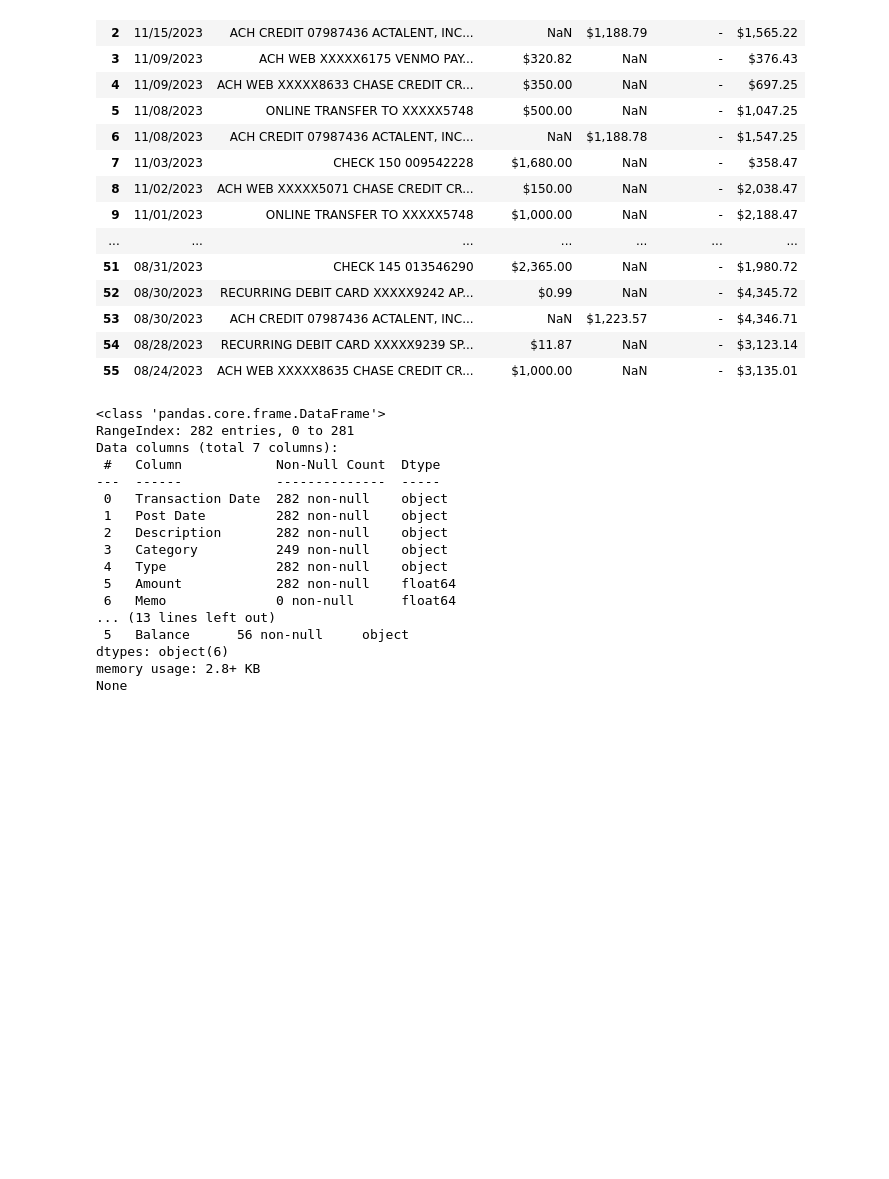
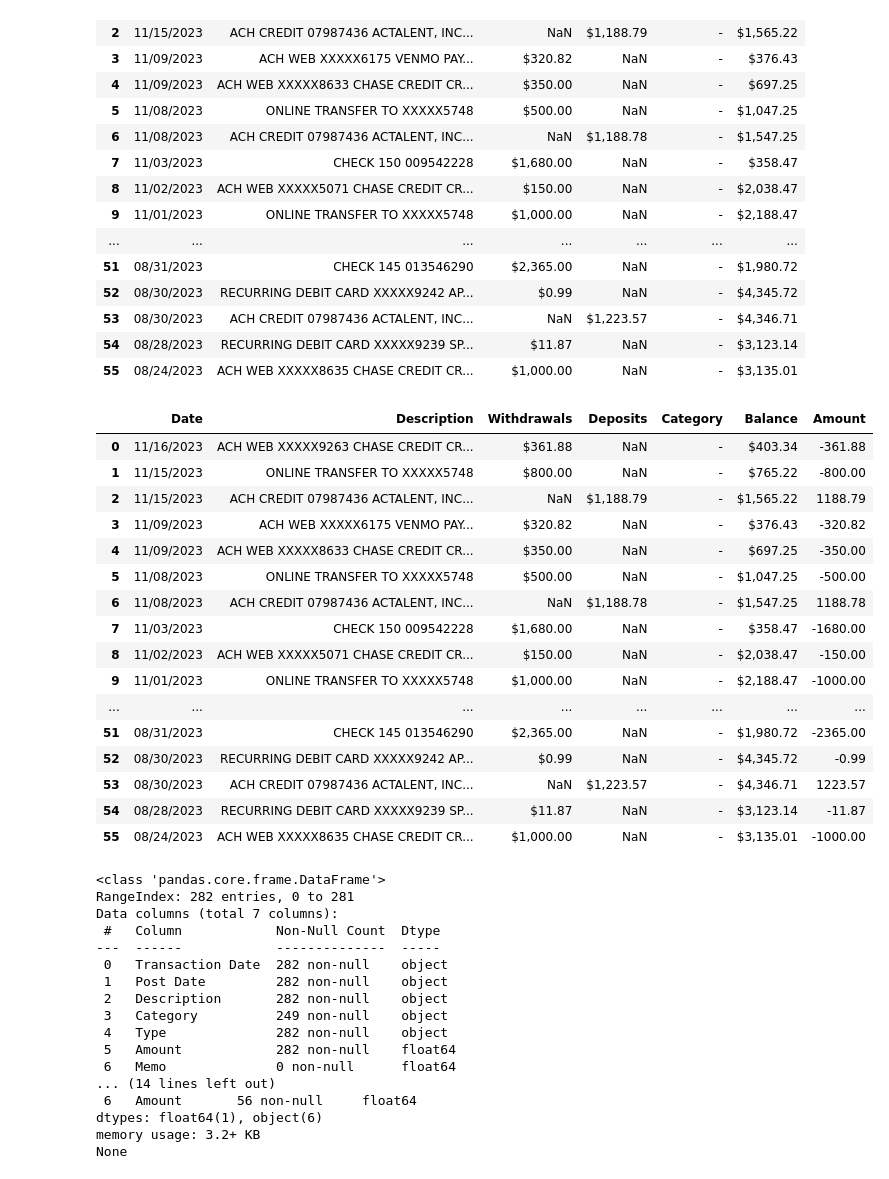
Before and after one commit to willdavis111/Budget_DA, a Jupyter notebook: Budget_app.ipynb, the cells around one changed output. Drawn from its saved outputs; the diff is of its cells as text; code cells hidden in the pictures; blank space fills up the shorter version.

```diff
--- a/Budget_app.ipynb
+++ b/Budget_app.ipynb
@@ -41,6 +41,37 @@ pnc_full
 | 53 | 08/30/2023 | ACH CREDIT 07987436 ACTALENT, INC... | NaN | $1,223.57 | - | $4,346.71 |
 | 54 | 08/28/2023 | RECURRING DEBIT CARD XXXXX9239 SP... | $11.87 | NaN | - | $3,123.14 |
 | 55 | 08/24/2023 | ACH WEB XXXXX8635 CHASE CREDIT CR... | $1,000.00 | NaN | - | $3,135.01 |
+# %%
+# function to fill ammount column in the pnc dataframe
+def amount_fill(data):
+    if '$' in str(data['Withdrawals']):
+        amount = '-' + data['Withdrawals']
+    else:
+        amount = data['Deposits']
+
+    return float(amount.replace('$', '').replace(',', ''))
+# %%
+pnc_full['Amount'] = pnc_full.apply(amount_fill, axis=1)
+# %%
+pnc_full
+# %% [output]
+|  | Date | Description | Withdrawals | Deposits | Category | Balance | Amount |
+| 0 | 11/16/2023 | ACH WEB XXXXX9263 CHASE CREDIT CR... | $361.88 | NaN | - | $403.34 | -361.88 |
+| 1 | 11/15/2023 | ONLINE TRANSFER TO XXXXX5748 | $800.00 | NaN | - | $765.22 | -800.00 |
+| 2 | 11/15/2023 | ACH CREDIT 07987436 ACTALENT, INC... | NaN | $1,188.79 | - | $1,565.22 | 1188.79 |
+| 3 | 11/09/2023 | ACH WEB XXXXX6175 VENMO PAY... | $320.82 | NaN | - | $376.43 | -320.82 |
+| 4 | 11/09/2023 | ACH WEB XXXXX8633 CHASE CREDIT CR... | $350.00 | NaN | - | $697.25 | -350.00 |
+| 5 | 11/08/2023 | ONLINE TRANSFER TO XXXXX5748 | $500.00 | NaN | - | $1,047.25 | -500.00 |
+| 6 | 11/08/2023 | ACH CREDIT 07987436 ACTALENT, INC... | NaN | $1,188.78 | - | $1,547.25 | 1188.78 |
+| 7 | 11/03/2023 | CHECK 150 009542228 | $1,680.00 | NaN | - | $358.47 | -1680.00 |
+| 8 | 11/02/2023 | ACH WEB XXXXX5071 CHASE CREDIT CR... | $150.00 | NaN | - | $2,038.47 | -150.00 |
+| 9 | 11/01/2023 | ONLINE TRANSFER TO XXXXX5748 | $1,000.00 | NaN | - | $2,188.47 | -1000.00 |
+| ... | ... | ... | ... | ... | ... | ... | ... |
+| 51 | 08/31/2023 | CHECK 145 013546290 | $2,365.00 | NaN | - | $1,980.72 | -2365.00 |
+| 52 | 08/30/2023 | RECURRING DEBIT CARD XXXXX9242 AP... | $0.99 | NaN | - | $4,345.72 | -0.99 |
+| 53 | 08/30/2023 | ACH CREDIT 07987436 ACTALENT, INC... | NaN | $1,223.57 | - | $4,346.71 | 1223.57 |
+| 54 | 08/28/2023 | RECURRING DEBIT CARD XXXXX9239 SP... | $11.87 | NaN | - | $3,123.14 | -11.87 |
+| 55 | 08/24/2023 | ACH WEB XXXXX8635 CHASE CREDIT CR... | $1,000.00 | NaN | - | $3,135.01 | -1000.00 |
 # %%
 print(chase_full.info())
 print(pnc_full.info())
@@ -57,8 +88,8 @@ Data columns (total 7 columns):
  4   Type              282 non-null    object
  5   Amount            282 non-null    float64
  6   Memo              0 non-null      float64
-... (13 lines left out)
- 5   Balance      56 non-null     object
-dtypes: object(6)
-memory usage: 2.8+ KB
+... (14 lines left out)
+ 6   Amount       56 non-null     float64
+dtypes: float64(1), object(6)
+memory usage: 3.2+ KB
 None
```
Also changed, not shown: parts of 19 cells of this notebook.
